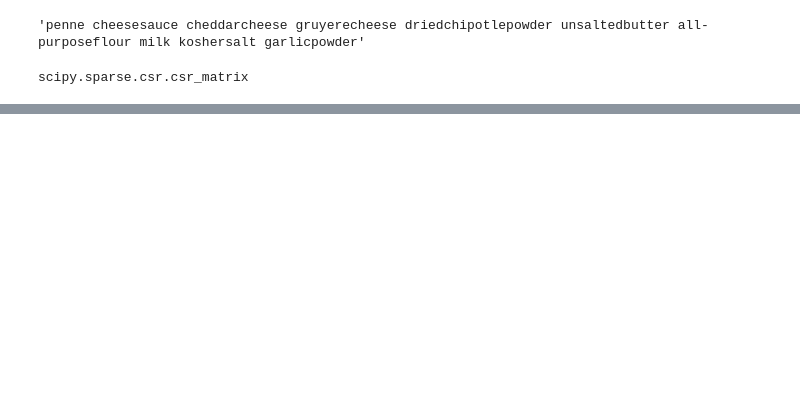
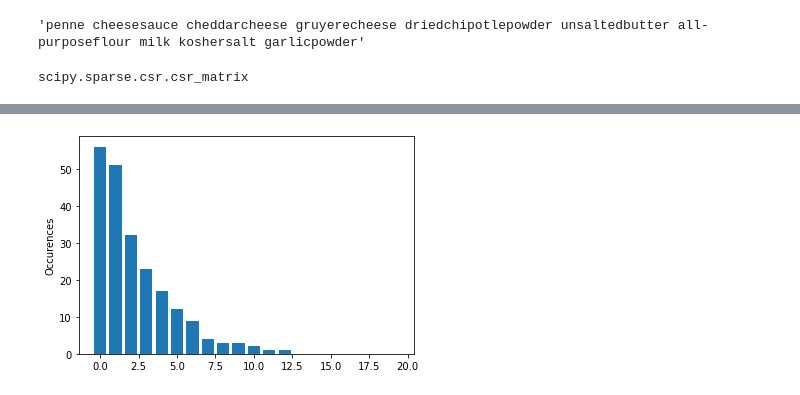
Before and after one commit to bandjeo/NN_SIAP, a Jupyter notebook: ingredient_subsets/bow_search.ipynb, the cells around one changed output, grey strips where cells are left out. Cells and saved outputs as stored; diff of their text form; code cells hidden in the pictures; blank space fills up the shorter version.

```diff
--- a/ingredient_subsets/bow_search.ipynb
+++ b/ingredient_subsets/bow_search.ipynb
@@ -62,0 +176,6 @@ Number of chosen ingredients: 10
+# %%
+#create random sets of ingredients
+all_ingredients = set()
+for ingredients in dataset:
+    for ingredient in ingredients:
+        all_ingredients.add(ingredient)
@@ -62,0 +238,33 @@ Number of chosen ingredients: 10
+# %%
+import numpy as np
+ingredients_subsets = []
+n_subsets = 100
+subset_length = 20
+for _ in range(n_subsets):
+#     subset_length = random.randint(12, 30)
+    ingredients_subsets.append(random.sample(all_ingredients, subset_length))
+n = 20
+num_occurrences = np.zeros(20)
+for j, ingredients_list in enumerate(ingredients_subsets):
+    ingredients_string = " ".join(ingredients_list)
+    vector = vectorizer.transform([ingredients_string])[0]
+    scalar_products = X.multiply(vector).sum(1)
+    knn = np.squeeze(np.asarray(scalar_products.reshape((corpus_len)))).argsort()[-n:]
+    all_overlapping = {}
+    for nearest in knn:
+        found_ingredients_indices = find(X[nearest])[1]
+        for index in found_ingredients_indices:
+            ingredient = vectorizer.get_feature_names()[index]
+            if ingredient in my_ingredients_list:
+                all_overlapping[ingredient] = all_overlapping.get(ingredient, 0) + 1
+    occurrences = sorted(all_overlapping.values(), reverse=True)
+    print(occurrences)
+    for i, occurrence in enumerate(occurrences):
+        num_occurrences[i] += occurrence
+#     print(j + 1)
+
+import matplotlib.pyplot as plt
+
+plt.bar(list(range(subset_length)), num_occurrences/n_subsets)
+plt.ylabel('Occurrences')
+plt.show()
@@ -62,0 +286,8 @@ Number of chosen ingredients: 10
+# %%
+import matplotlib.pyplot as plt
+
+plt.bar(list(range(subset_length)), num_occurrences/n_subsets)
+plt.ylabel('Occurrences')
+plt.show()
+# %% [output]
+[figure, added]
```
Also changed, not shown: parts of 18 cells of this notebook.
